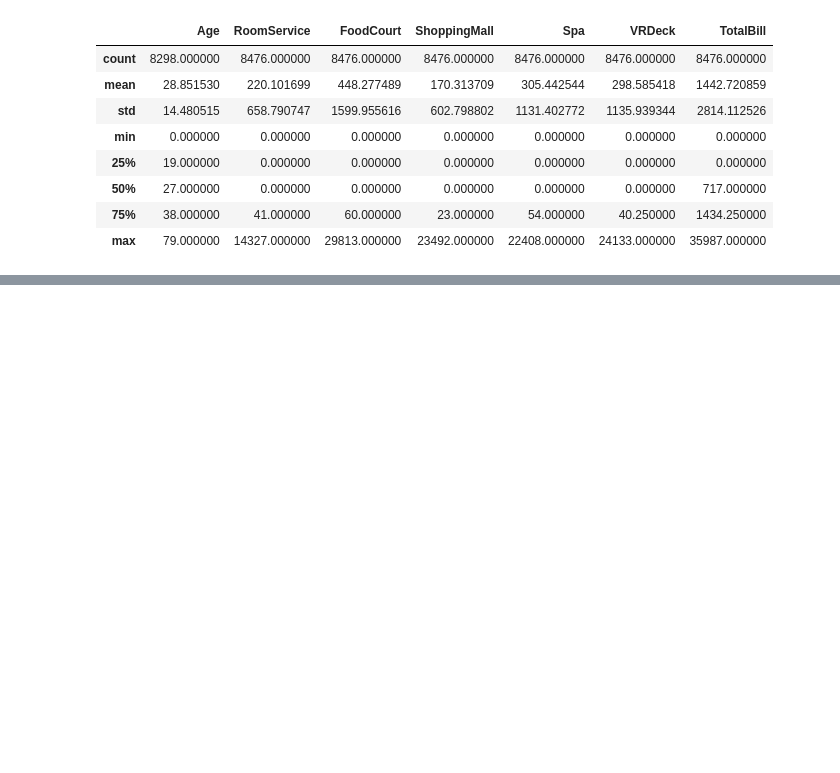
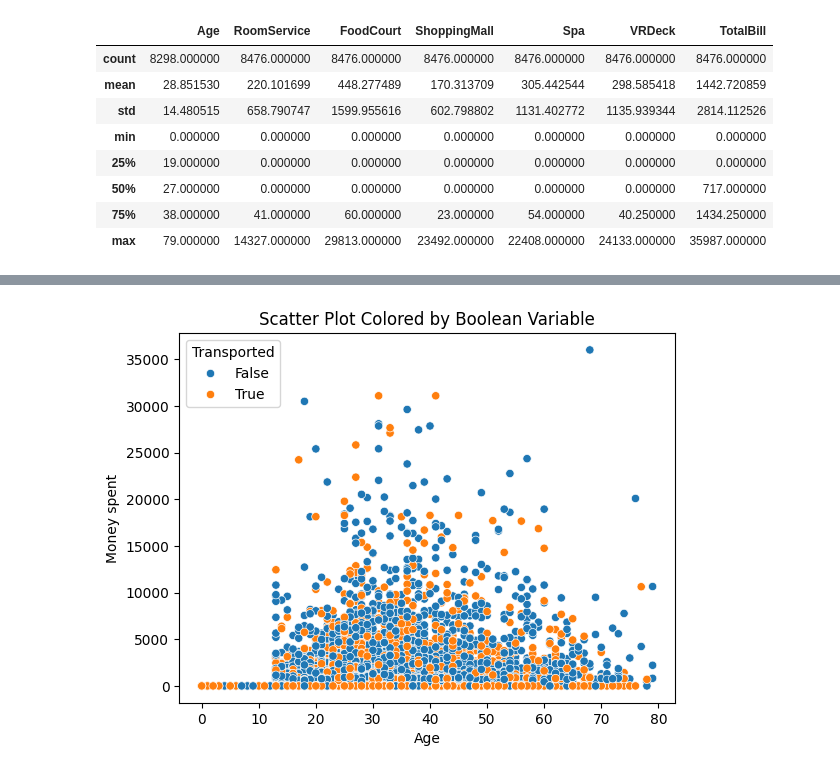
Before and after one commit to Vetle960/space-titanic-kaggle, a Jupyter notebook: eda.ipynb, the cells around one changed output, grey strips where cells are left out. Cells and saved outputs as stored; diff of their text form; code cells hidden in the pictures; blank space fills up the shorter version.

```diff
--- a/eda.ipynb
+++ b/eda.ipynb
@@ -365,6 +355,7 @@ def total_billed(df):
     for i in billing:
         df_out[i] = df[i].fillna(0)
     df_out['TotalBill'] = df_out.RoomService + df_out.FoodCourt + df_out.ShoppingMall + df_out.Spa + df_out.VRDeck
+    df_out['SpentMoney'] = np.where(df_out['TotalBill'].values == 0, True, False)
     return df_out
 # %%
 df_in_use = total_billed(df_in_use)
@@ -382,0 +427,8 @@ df_in_use.describe()
+# %%
+def home_planet(df):
+    df_out = df.copy()
+    df_out.HomePlanet = df_out.HomePlanet.fillna('Mars')
+    return df_out
+# %%
+df_in_use = home_planet(df_in_use)
+df_in_use.head()
@@ -382,0 +452,17 @@ df_in_use.describe()
+# %%
+#fig, ax = plt.subplots(1,1)
+#ax[0].scatter()
+#plt.scatter(x = df_in_use.TotalBill, y = df_in_use.Age, col)
+
+
+sns.scatterplot(data=df_in_use, x='Age', y='TotalBill', hue='Transported')
+
+# Optional: Add a title and labels for clarity
+plt.title('Scatter Plot Colored by Boolean Variable')
+plt.xlabel('Age')
+plt.ylabel('Money spent')
+plt.legend(title='Transported')
+
+plt.show()
+# %% [output]
+[figure, added]
```
Also changed, not shown: parts of 20 cells of this notebook.
